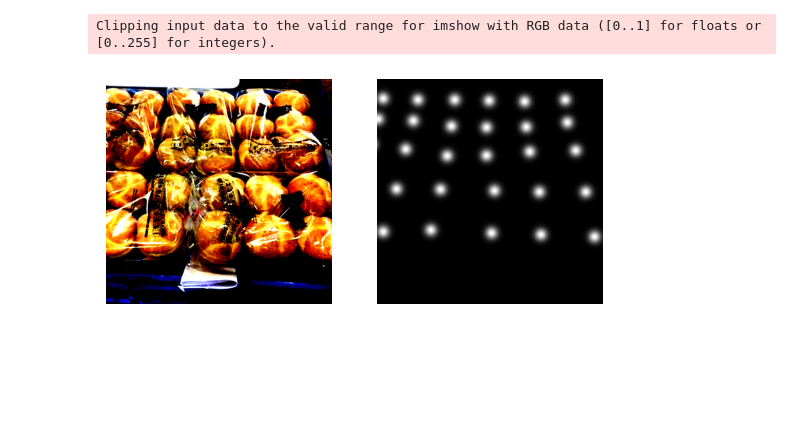
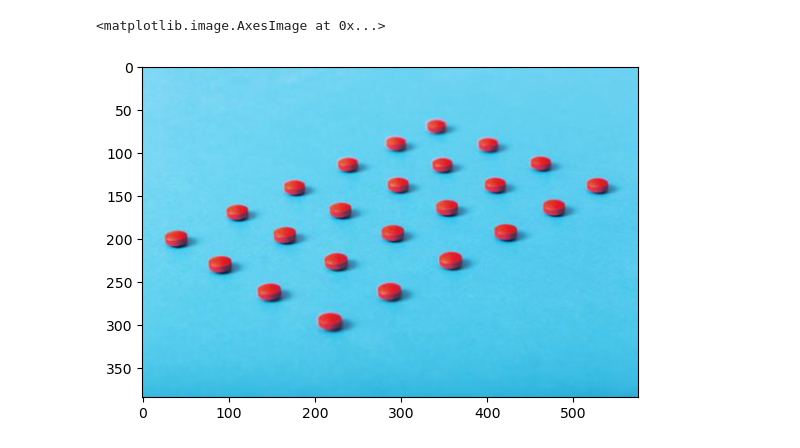
Before and after one commit to CharlesGong12/Class-Agnostic-Counting, a Jupyter notebook: visualizer.ipynb, the cells around one changed output. Drawn from its saved outputs; the diff is of its cells as text; code cells hidden in the pictures; blank space fills up the shorter version.

```diff
--- a/visualizer.ipynb
+++ b/visualizer.ipynb
@@ -21,20 +21,13 @@ data_dir = "./datasets/FSC"
 train_dataset = FSCData(data_dir,
                             384,
                             16,
-                            method='train')
+                            method='val')
-# %%
-img, dmap, boxes = train_dataset[5]
-
-fig, axes = plt.subplots(1, 2)
-
-# Plot the image
-axes[0].imshow(img.permute(1,2,0))
-axes[0].axis('off')
-axes[1].imshow(dmap.squeeze(0), cmap='gray')
-axes[1].axis('off')
-
-# Show the plot
-plt.show()
-# %% [output]
-Clipping input data to the valid range for imshow with RGB data ([0..1] for floats or [0..255] for integers).
-[figure, removed]
+# %%
+# Visualize the image
+img = train_dataset[1230][0].permute(1, 2, 0)
+img -= torch.min(img)
+img /= torch.max(img)
+plt.imshow(img)
+# %% [output]
+<matplotlib.image.AxesImage at 0x...>
+[figure, added]
```
Also changed, not shown: parts of 2 cells of this notebook, 1 other file.
